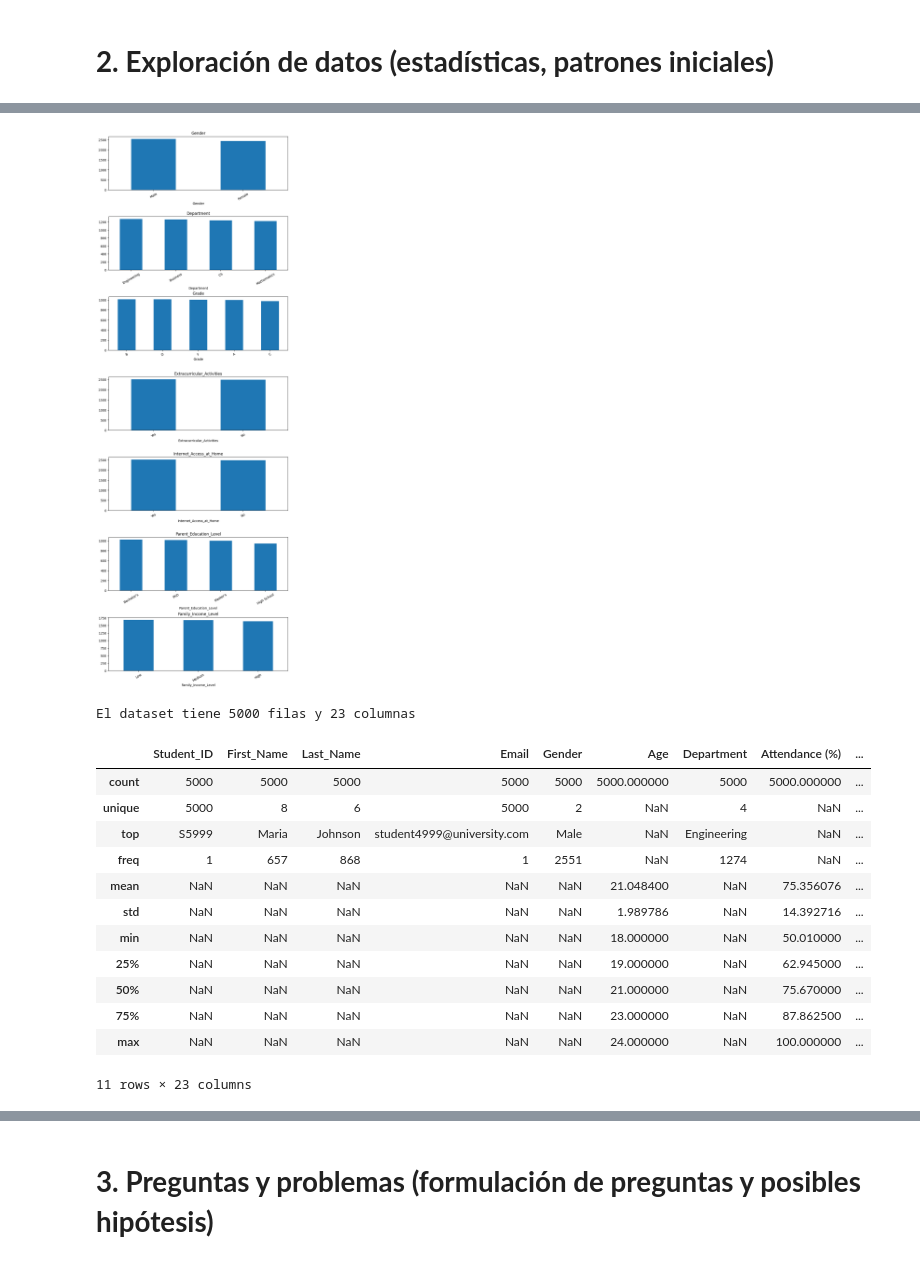
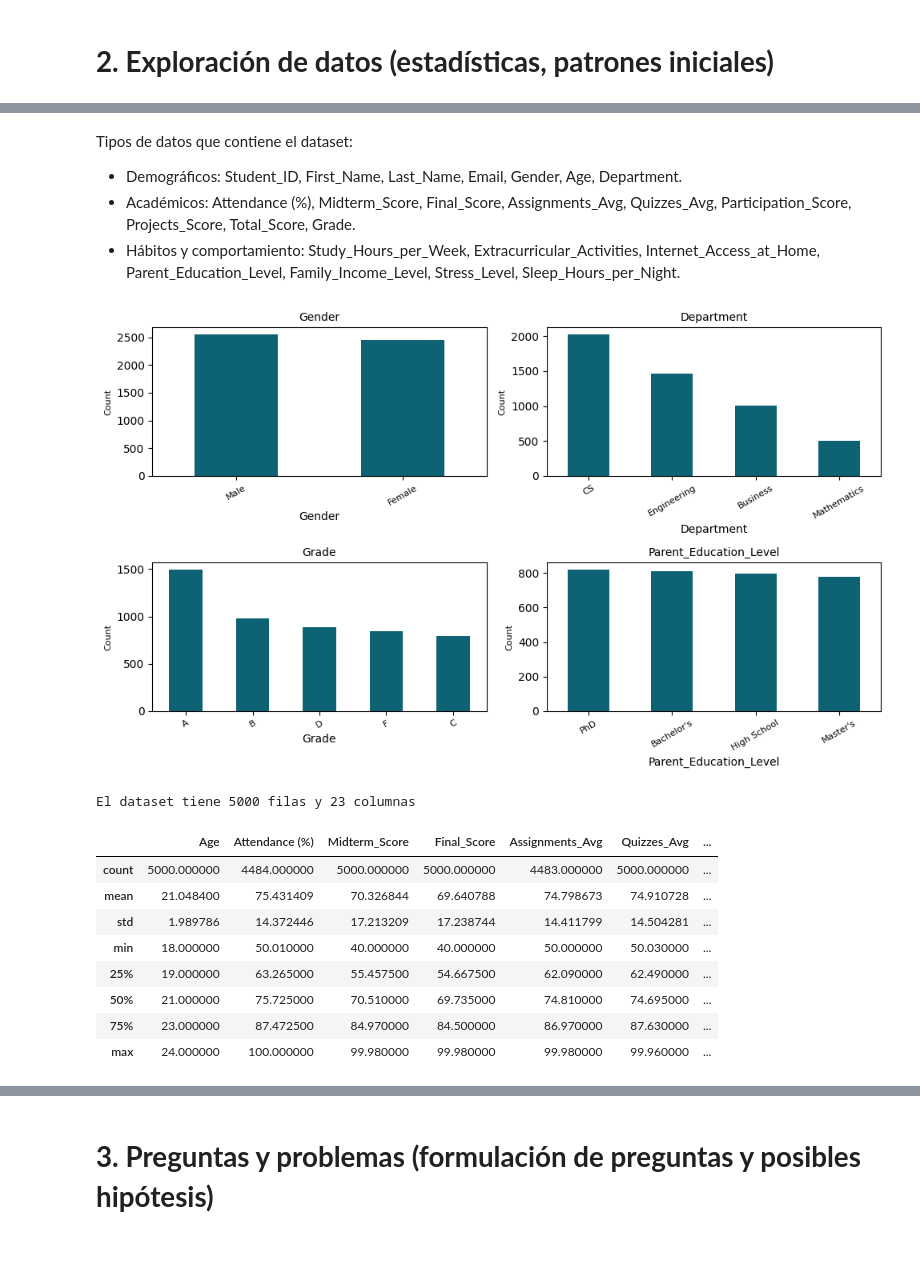
Before and after one commit to Baasty-OCh/Miner-a-curso-, a Jupyter notebook: ProyectoMineriaBO.ipynb, the cells around one changed output, grey strips where cells are left out. Saved outputs shown, nothing was run; the diff lists cells and outputs as text; code cells hidden in the pictures.

```diff
--- a/ProyectoMineriaBO.ipynb
+++ b/ProyectoMineriaBO.ipynb
@@ -13,13 +19,11 @@ Es interesante analizar los datos para poder predecir el rendimiento academico y
 import kagglehub
 import pandas as pd
 import os
-
+import matplotlib.pyplot as plt
 # Download latest version
-path = kagglehub.dataset_download("mahmoudelhemaly/students-grading-dataset")
-
+path = kagglehub.dataset_download(r"mahmoudelhemaly/students-grading-dataset")
 # Guardamos la ruta
-csv = os.path.join(path, 'Students_Grading_Dataset.csv')
-
+csv = os.path.join(path, 'Students_Grading_Dataset_Biased.csv')
 # Cargamos el csv con pd
 df = pd.read_csv(csv)
 df.info()
@@ -41,25 +45,29 @@ Data columns (total 23 columns):
  22  Sleep_Hours_per_Night       5000 non-null   float64
 dtypes: float64(10), int64(2), object(11)
 memory usage: 898.6+ KB
+# %% [markdown]
+Tipos de datos que contiene el dataset:
+
+*   Demográficos: Student_ID, First_Name, Last_Name, Email, Gender, Age, Department.
+*   Académicos: Attendance (%), Midterm_Score, Final_Score, Assignments_Avg, Quizzes_Avg, Participation_Score, Projects_Score, Total_Score, Grade.
+*   Hábitos y comportamiento: Study_Hours_per_Week, Extracurricular_Activities, Internet_Access_at_Home, Parent_Education_Level, Family_Income_Level, Stress_Level, Sleep_Hours_per_Night.
 # %%
-# Seleccionar columnas categóricas (excluyendo nombre, correo, ID)
-categories = [
-    'Gender', 'Department', 'Grade', 'Extracurricular_Activities',
-    'Internet_Access_at_Home', 'Parent_Education_Level', 'Family_Income_Level'
-]
-
-# Crear figura y ejes
-fig, ax = plt.subplots(nrows=len(categories), ncols=1, figsize=(10, 30))
-fig.subplots_adjust(hspace=0.5)
-
-# Graficar barras por categoría
+import matplotlib.pyplot as plt
+categories = ['Gender', 'Department', 'Grade', 'Parent_Education_Level']
+n_cols = 2
+n_rows = (len(categories) + 1) // n_cols
+fig, axes = plt.subplots(n_rows, n_cols, figsize=(10, 6))
+axes = axes.flatten()
 for i, col in enumerate(categories):
-    df[col].value_counts().plot(kind='bar', ax=ax[i])
-    ax[i].set_title(col)
-    ax[i].set_xticklabels(ax[i].get_xticklabels(), rotation=30)
-
+    df[col].value_counts().plot(kind='bar', ax=axes[i], color='#0d6374')
+    axes[i].set_title(col, fontsize=10)
+    axes[i].set_xticklabels(axes[i].get_xticklabels(), rotation=30, fontsize=8)
+    axes[i].set_ylabel('Count', fontsize=8)
+for j in range(len(categories), n_rows * n_cols):
+    fig.delaxes(axes[j])
+plt.tight_layout()
 plt.show()
 # %% [output]
-[figure, old version]
+[figure, new version]
 # %%
 # Algunos datos importantes del dataset
@@ -69,18 +76,14 @@ print(f"El dataset tiene {shape[0]} filas y {shape[1]} columnas")
 # %% [output]
 El dataset tiene 5000 filas y 23 columnas
 # %%
-df.describe(include='all')
+df.describe()
 # %% [output]
-|  | Student_ID | First_Name | Last_Name | Email | Gender | Age | Department | Attendance (%) | ... |
-| count | 5000 | 5000 | 5000 | 5000 | 5000 | 5000.000000 | 5000 | 5000.000000 | ... |
-| unique | 5000 | 8 | 6 | 5000 | 2 | NaN | 4 | NaN | ... |
-| top | S5999 | Maria | Johnson | student4999@university.com | Male | NaN | Engineering | NaN | ... |
-| freq | 1 | 657 | 868 | 1 | 2551 | NaN | 1274 | NaN | ... |
-| mean | NaN | NaN | NaN | NaN | NaN | 21.048400 | NaN | 75.356076 | ... |
-| std | NaN | NaN | NaN | NaN | NaN | 1.989786 | NaN | 14.392716 | ... |
-| min | NaN | NaN | NaN | NaN | NaN | 18.000000 | NaN | 50.010000 | ... |
-| 25% | NaN | NaN | NaN | NaN | NaN | 19.000000 | NaN | 62.945000 | ... |
-| 50% | NaN | NaN | NaN | NaN | NaN | 21.000000 | NaN | 75.670000 | ... |
-| 75% | NaN | NaN | NaN | NaN | NaN | 23.000000 | NaN | 87.862500 | ... |
-| max | NaN | NaN | NaN | NaN | NaN | 24.000000 | NaN | 100.000000 | ... |
+|  | Age | Attendance (%) | Midterm_Score | Final_Score | Assignments_Avg | Quizzes_Avg | ... |
+| count | 5000.000000 | 4484.000000 | 5000.000000 | 5000.000000 | 4483.000000 | 5000.000000 | ... |
+| mean | 21.048400 | 75.431409 | 70.326844 | 69.640788 | 74.798673 | 74.910728 | ... |
+| std | 1.989786 | 14.372446 | 17.213209 | 17.238744 | 14.411799 | 14.504281 | ... |
+| min | 18.000000 | 50.010000 | 40.000000 | 40.000000 | 50.000000 | 50.030000 | ... |
+| 25% | 19.000000 | 63.265000 | 55.457500 | 54.667500 | 62.090000 | 62.490000 | ... |
+| 50% | 21.000000 | 75.725000 | 70.510000 | 69.735000 | 74.810000 | 74.695000 | ... |
+| 75% | 23.000000 | 87.472500 | 84.970000 | 84.500000 | 86.970000 | 87.630000 | ... |
+| max | 24.000000 | 100.000000 | 99.980000 | 99.980000 | 99.980000 | 99.960000 | ... |
-11 rows × 23 columns
```
Also changed, not shown: parts of 29 cells of this notebook.
